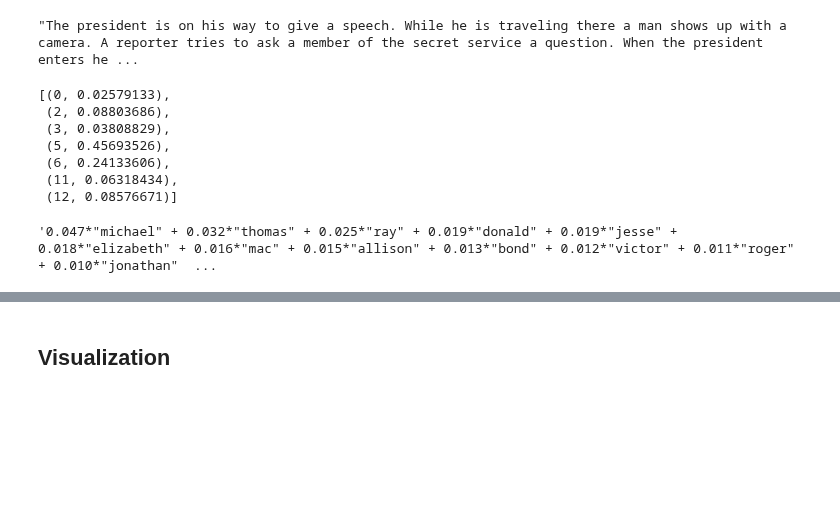
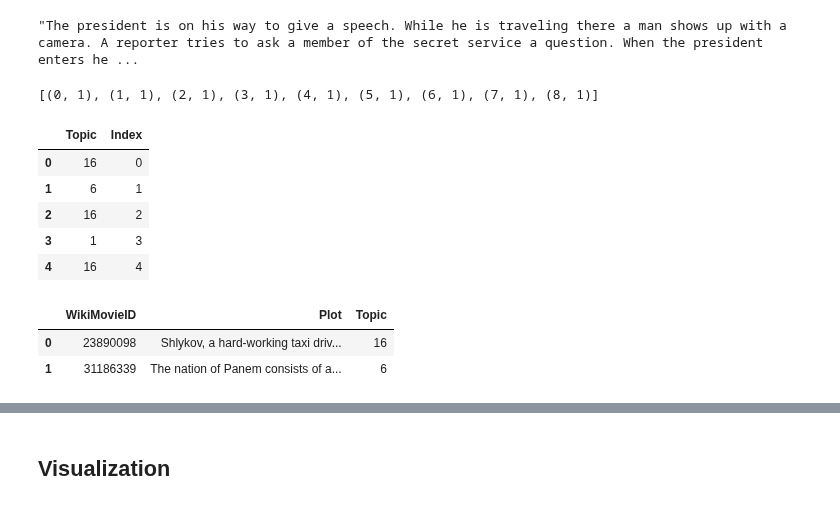
Before and after one commit to salome-baup/ada-2022-project-adaccord, a Jupyter notebook: LDA.ipynb, the cells around one changed output, grey strips where cells are left out. Drawn from its saved outputs; the diff is of its cells as text; code cells hidden in the pictures; blank space fills up the shorter version.

```diff
--- a/LDA.ipynb
+++ b/LDA.ipynb
@@ -76,14 +126,16 @@ data['tokens_sentences_lemmatized'] = data['POS_tokens'].progress_map(
 # %%
-from nltk.corpus import stopwords
-from itertools import chain
+#stops_1 = ['use', 'take', 'one', 'find', 'kill', 'two', 'leave', 'however', 'life', 'also', 'make', 'play', 'go', 'get', 'tell', 'work', 'friend', 'woman', 'wife', 'husband', 'meet']
+#stops_2 = ['return', 'family', 'love', 'see', 'ask', 'house', 'try', 'back', 'escape', 'run']
+#stops_3 = ['discover', 'man', 'help', 'attack', 'give', 'show', 'want', 'end', 'become', 'child', 'come']
+#stops_4 = ['police', 'decide', 'fight', 'father', 'son', 'fall', 'know', 'daughter', 'mother', 'home', 'live', 'say', 'start', 'group']
+#stops = stops_1 + stops_2 + stops_3 + names
 
-#stopwords_verbs = ['say', 'get', 'go', 'know', 'may', 'need', 'like', 'make', 'see', 'want', 'come', 'take', 'use', 'would', 'can']
-#stopwords_other = ['one', 'mr', 'bbc', 'image', 'getty', 'de', 'en', 'caption', 'also', 'copyright', 'something']
-#my_stopwords = stopwords.words('English') + stopwords_verbs + stopwords_other
+stops = ["one", "two", "also", "see", "take", "get", "find", "try", "however", "go", "come", "leave", "become", "make", "back", "run"]
+my_stopwords = stopwords.words('English') + names + stops
 
 data['tokens'] = data['tokens_sentences_lemmatized'].progress_map(lambda sentences: list(chain.from_iterable(sentences)))
 # %%
 data['tokens'] = data['tokens'].progress_map(lambda tokens: [token.lower() for token in tokens if token.isalpha()
-                                                    and token.lower() not in stopwords.words('English') and len(token)>1])
+                                                    and token.lower() not in my_stopwords and len(token)>1])
 # %% [markdown]
 ## Saving our results
@@ -95,8 +142,6 @@ data.to_pickle('data/plot_summaries_aug.pkl')
 # %% [markdown]
 # LDA <a id='lda'></a>
 Loading the preprocessed data (in case [preprocessing](#preprocess) part is not run)
-# %%
-data = pd.read_pickle('data/plot_summaries_aug.pkl')
 # %% [markdown]
 ## Data preparation
 ### Prepare bi-grams and tri-grams
@@ -142,17 +180,47 @@ for i,topic in lda_model.show_topics(formatted=True, num_topics=num_topics, num_
 data.Plot[5]
 # %% [output]
 "The president is on his way to give a speech. While he is traveling there a man shows up with a camera. A reporter tries to ask a member of the secret service a question. When the president enters he ...
-# %%
-lda_model[corpus[5]]
-# %% [output]
-[(0, 0.02579133),
- (2, 0.08803686),
- (3, 0.03808829),
- (5, 0.45693526),
- (6, 0.24133606),
- (11, 0.06318434),
- (12, 0.08576671)]
-# %%
-topics[5]
-# %% [output]
-'0.047*"michael" + 0.032*"thomas" + 0.025*"ray" + 0.019*"donald" + 0.019*"jesse" + 0.018*"elizabeth" + 0.016*"mac" + 0.015*"allison" + 0.013*"bond" + 0.012*"victor" + 0.011*"roger" + 0.010*"jonathan"  ...
+# %%
+corpus[0]
+# %% [output]
+[(0, 1), (1, 1), (2, 1), (3, 1), (4, 1), (5, 1), (6, 1), (7, 1), (8, 1)]
+# %%
+def takeSecond(elem):
+    return elem[1]
+
+def most_probable_topic(possible_topics):
+    possible_topics.sort(reverse=True, key = takeSecond)
+    return possible_topics[0][0]
+
+chosen_topics = list()
+for plot in tqdm(corpus):
+    possible_topics = lda_model[plot]
+    chosen_topic = most_probable_topic(possible_topics)
+    chosen_topics.append(chosen_topic)
+
+chosen_topics = np.array(chosen_topics)
+# %%
+topics_df = pd.DataFrame(chosen_topics, columns = ["Topic"])
+
+topics_df["Index"] = topics_df.index
+
+display(topics_df.head())
+# %% [output]
+|  | Topic | Index |
+| 0 | 16 | 0 |
+| 1 | 6 | 1 |
+| 2 | 16 | 2 |
+| 3 | 1 | 3 |
+| 4 | 16 | 4 |
+# %%
+data.drop(columns=["lang", "sentences", "tokens_sentences", "POS_tokens","tokens_sentences_lemmatized", "tokens"], inplace=True)
+
+data["Index"] = data.index
+
+data = data.merge(topics_df, left_on="Index", right_on="Index").drop(columns=["Index"])
+
+display(data.head(2))
+# %% [output]
+|  | WikiMovieID | Plot | Topic |
+| 0 | 23890098 | Shlykov, a hard-working taxi driv... | 16 |
+| 1 | 31186339 | The nation of Panem consists of a... | 6 |
```
Also changed, not shown: parts of 34 cells of this notebook.
